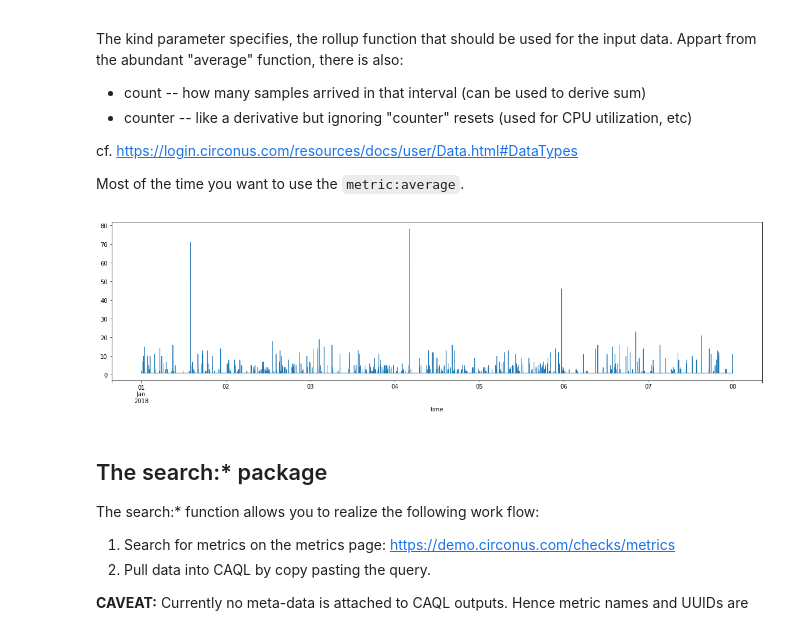
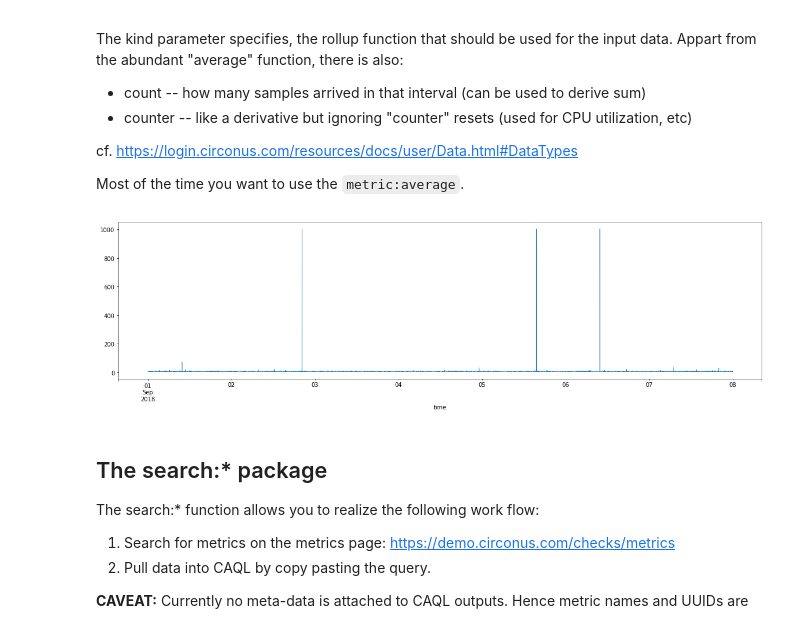
Before and after one commit to circonus-labs/caql-examples, a Jupyter notebook: 2. Getting data into CAQL.ipynb, the cells around one changed output. Cells and saved outputs as stored; diff of their text form; code cells hidden in the pictures.

```diff
--- a/2. Getting data into CAQL.ipynb
+++ b/2. Getting data into CAQL.ipynb
@@ -34,12 +34,12 @@ Most of the time you want to use the `metric:average`.
 # %%
 # Metric https://demo.circonus.com/checks/metrics/154743/duration
 caql_plot('demo','''
 
-metric:average("673044d5-379a-4037-89e5-c0694ef756ed","duration")
+metric:average("6c7f20eb-6118-4caf-b711-6eb64c80ae3c","tt_connect")
 
-''', datetime(2018,1,1), 60, 60*24*7);
+''', datetime(2018,9,1), 60, 60*24*7);
 # %% [output]
-[figure, old version]
+[figure, new version]
 # %% [markdown]
 ## The search:* package
 
```
Also changed, not shown: parts of 5 cells of this notebook, 7 other files.
